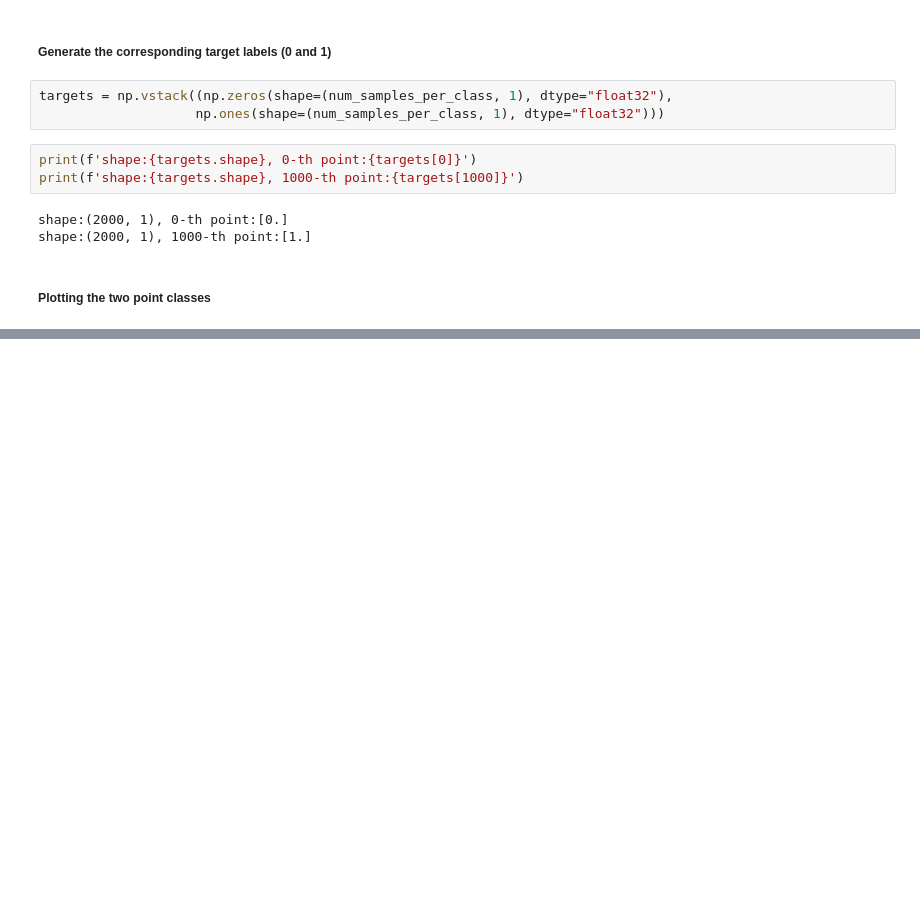
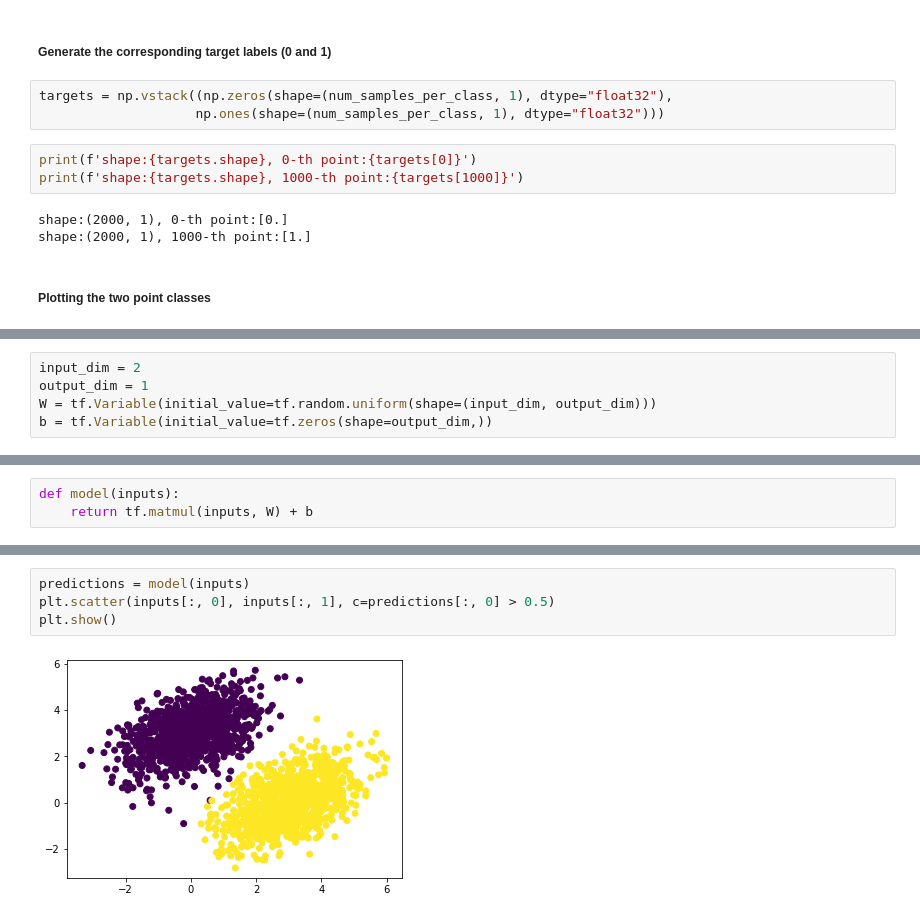
Before and after one commit to neronicolo/deep-learning-with-python-notebooks, a Jupyter notebook: chapter03_exercises.ipynb, the cells around one changed output, grey strips where cells are left out. Drawn from its saved outputs; the diff is of its cells as text; blank space fills up the shorter version.

```diff
--- a/chapter03_exercises.ipynb
+++ b/chapter03_exercises.ipynb
@@ -85,0 +88,5 @@ plt.show()
+# %%
+input_dim = 2
+output_dim = 1
+W = tf.Variable(initial_value=tf.random.uniform(shape=(input_dim, output_dim)))
+b = tf.Variable(initial_value=tf.zeros(shape=output_dim,))
@@ -85,0 +107,3 @@ plt.show()
+# %%
+def model(inputs):
+    return tf.matmul(inputs, W) + b
@@ -85,0 +178,6 @@ plt.show()
+# %%
+predictions = model(inputs)
+plt.scatter(inputs[:, 0], inputs[:, 1], c=predictions[:, 0] > 0.5)
+plt.show()
+# %% [output]
+[figure, added]
```
Also changed, not shown: parts of 20 cells of this notebook, 2 other files.
